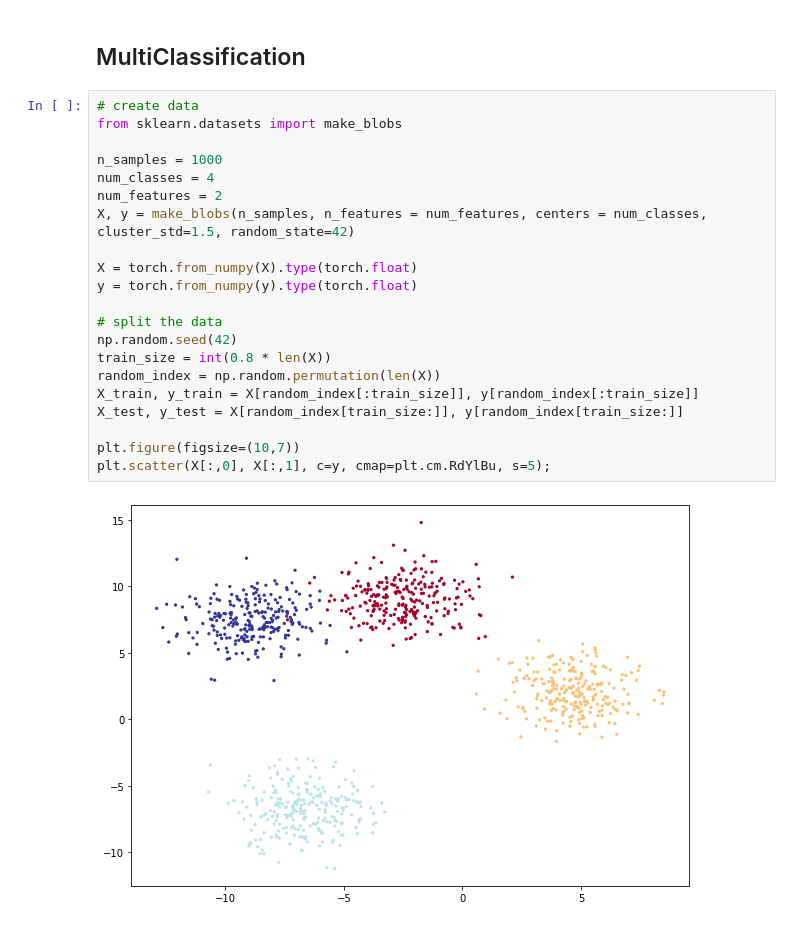
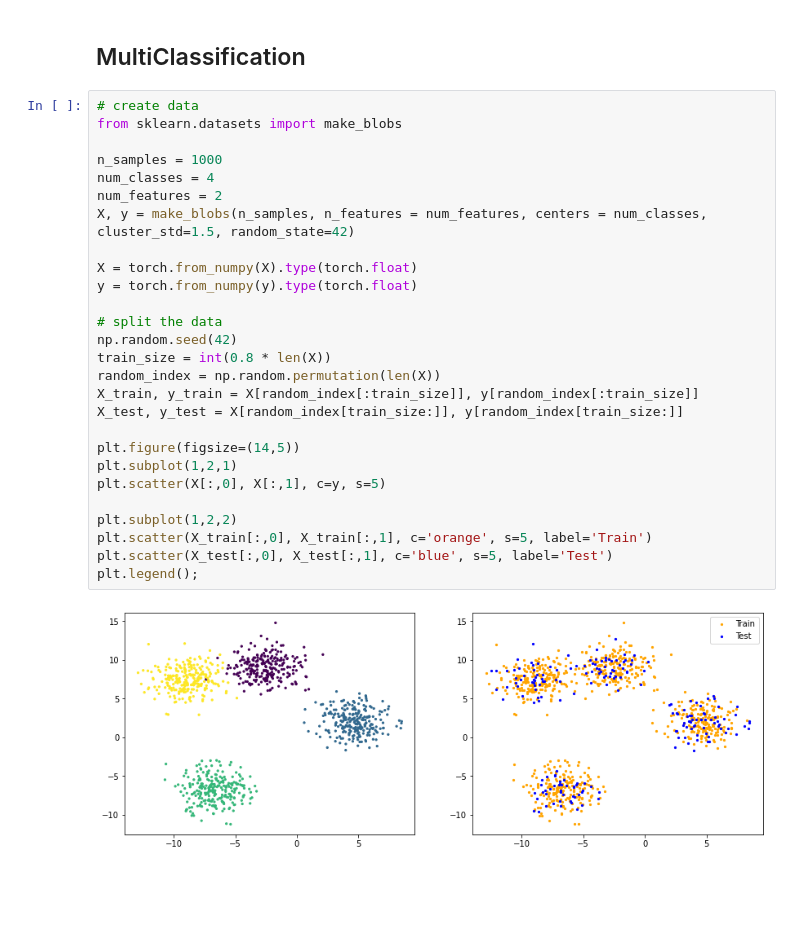
Before and after one commit to NickyAlan/pytorch_22, a Jupyter notebook: 02_pytorch_classification.ipynb, the cells around one changed output. Saved outputs shown, nothing was run; the diff lists cells and outputs as text; blank space fills up the shorter version.

```diff
--- a/02_pytorch_classification.ipynb
+++ b/02_pytorch_classification.ipynb
@@ -182,23 +182,29 @@ plt.title('Test');
 # %%
 # create data
 from sklearn.datasets import make_blobs
 
 n_samples = 1000
 num_classes = 4
 num_features = 2
 X, y = make_blobs(n_samples, n_features = num_features, centers = num_classes, cluster_std=1.5, random_state=42)
 
 X = torch.from_numpy(X).type(torch.float)
 y = torch.from_numpy(y).type(torch.float)
 
 # split the data
 np.random.seed(42)
 train_size = int(0.8 * len(X))
 random_index = np.random.permutation(len(X))
 X_train, y_train = X[random_index[:train_size]], y[random_index[:train_size]]
 X_test, y_test = X[random_index[train_size:]], y[random_index[train_size:]]
 
-plt.figure(figsize=(10,7))
-plt.scatter(X[:,0], X[:,1], c=y, cmap=plt.cm.RdYlBu, s=5);
+plt.figure(figsize=(14,5))
+plt.subplot(1,2,1)
+plt.scatter(X[:,0], X[:,1], c=y, s=5)
+
+plt.subplot(1,2,2)
+plt.scatter(X_train[:,0], X_train[:,1], c='orange', s=5, label='Train')
+plt.scatter(X_test[:,0], X_test[:,1], c='blue', s=5, label='Test')
+plt.legend();
 # %% [output]
-[figure, old version]
+[figure, new version]
```
Also changed, not shown: parts of 13 cells of this notebook, 1 other file.
